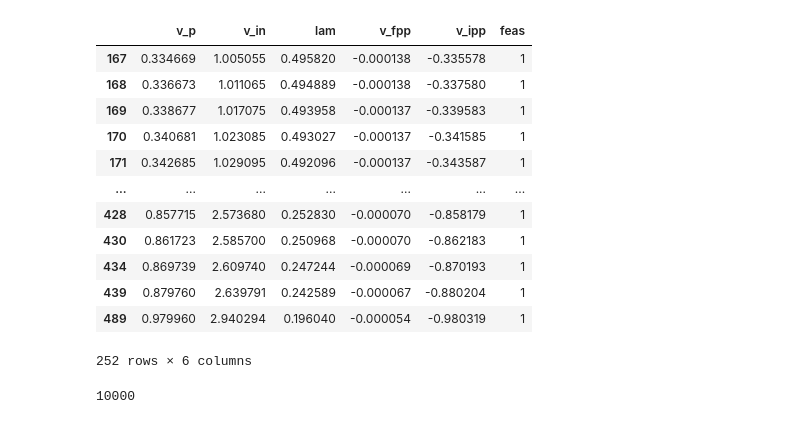
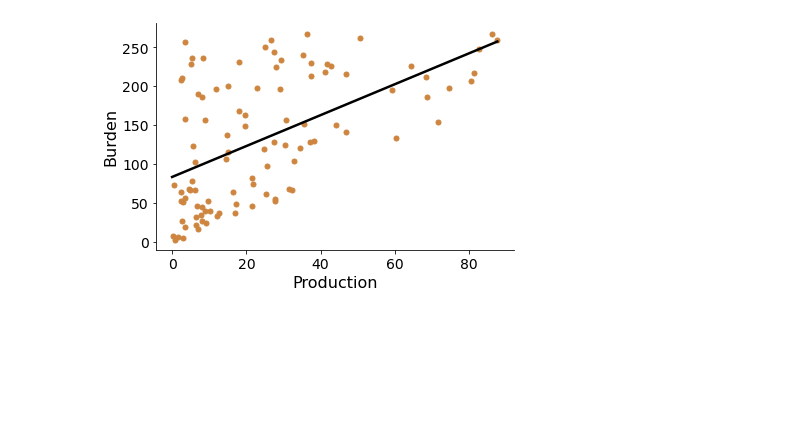
Before and after one commit to cjmerzbacher/joint-simulator, a Jupyter notebook: beta_carotene/bcar_viz.ipynb, the cells around one changed output. Saved outputs shown, nothing was run; the diff lists cells and outputs as text; code cells hidden in the pictures; blank space fills up the shorter version.

```diff
--- a/beta_carotene/bcar_viz.ipynb
+++ b/beta_carotene/bcar_viz.ipynb
@@ -99,16 +81,0 @@ data.head()
-# %%
-data.loc[data.v_in > 1]
-# %% [output]
-|  | v_p | v_in | lam | v_fpp | v_ipp | feas |
-| 167 | 0.334669 | 1.005055 | 0.495820 | -0.000138 | -0.335578 | 1 |
-| 168 | 0.336673 | 1.011065 | 0.494889 | -0.000138 | -0.337580 | 1 |
-| 169 | 0.338677 | 1.017075 | 0.493958 | -0.000137 | -0.339583 | 1 |
-| 170 | 0.340681 | 1.023085 | 0.493027 | -0.000137 | -0.341585 | 1 |
-| 171 | 0.342685 | 1.029095 | 0.492096 | -0.000137 | -0.343587 | 1 |
-| ... | ... | ... | ... | ... | ... | ... |
-| 428 | 0.857715 | 2.573680 | 0.252830 | -0.000070 | -0.858179 | 1 |
-| 430 | 0.861723 | 2.585700 | 0.250968 | -0.000070 | -0.862183 | 1 |
-| 434 | 0.869739 | 2.609740 | 0.247244 | -0.000069 | -0.870193 | 1 |
-| 439 | 0.879760 | 2.639791 | 0.242589 | -0.000067 | -0.880204 | 1 |
-| 489 | 0.979960 | 2.940294 | 0.196040 | -0.000054 | -0.980319 | 1 |
-252 rows × 6 columns
@@ -128,4 +82,20 @@ d.to_csv('exp_data/lhc.csv')
-# %%
-len(sample_scaled[:,0])
-# %% [output]
-10000
+# %%
+###FIGURE: Burden vs. production
+fig = plt.figure(figsize=(6,4))
+ax = fig.add_subplot()
+ax.set_xlabel('Production', fontsize=16)
+ax.set_ylabel('Burden', fontsize=16)
+ax.tick_params(axis='y', labelsize=14)
+ax.tick_params(axis='x', labelsize=14)
+for axis in ['top','right']:
+    ax.spines[axis].set_linewidth(0)
+
+ax.plot(sum_data_total.bcar_tot, burdens, '.', c='peru', ms=10)
+#Plot linear regression line
+b, a = np.polyfit(sum_data_total.bcar_tot, burdens, deg=1)
+xseq = np.linspace(0, max(sum_data_total.bcar_tot), num=100)
+ax.plot(xseq, a + b * xseq, c='black', lw=2.5)
+
+fig.tight_layout()
+# %% [output]
+[figure, added]
```
Also changed, not shown: parts of 17 cells of this notebook, 1 other file.
